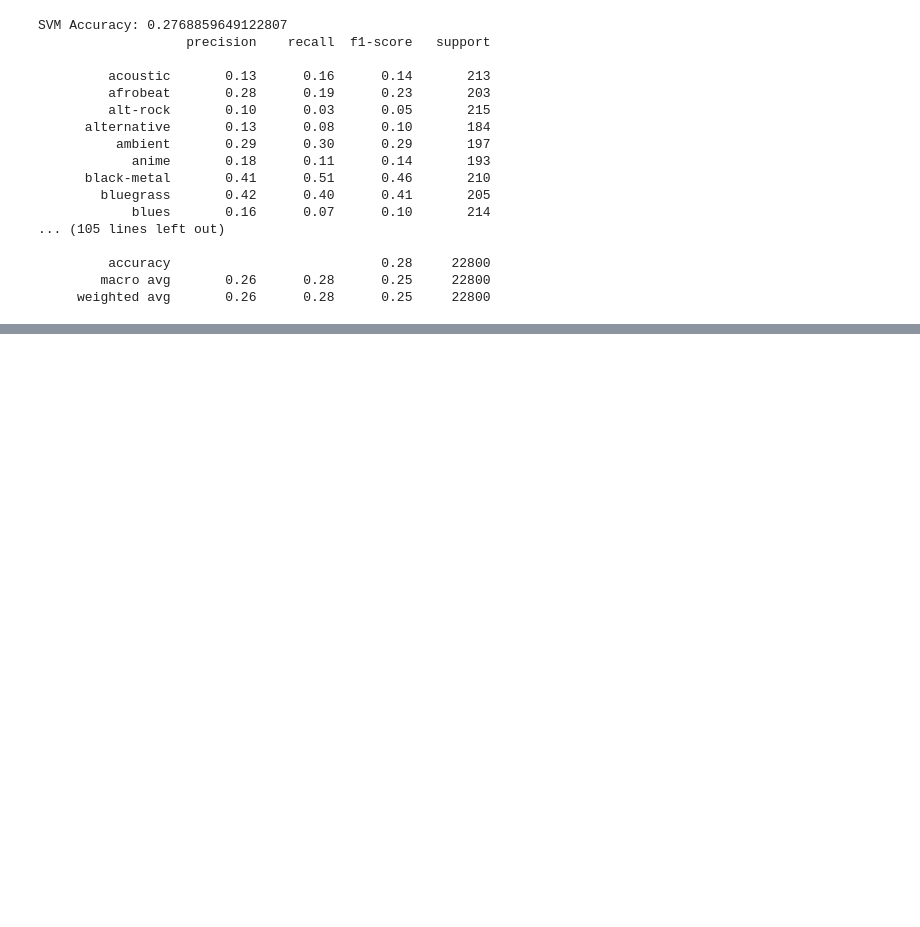
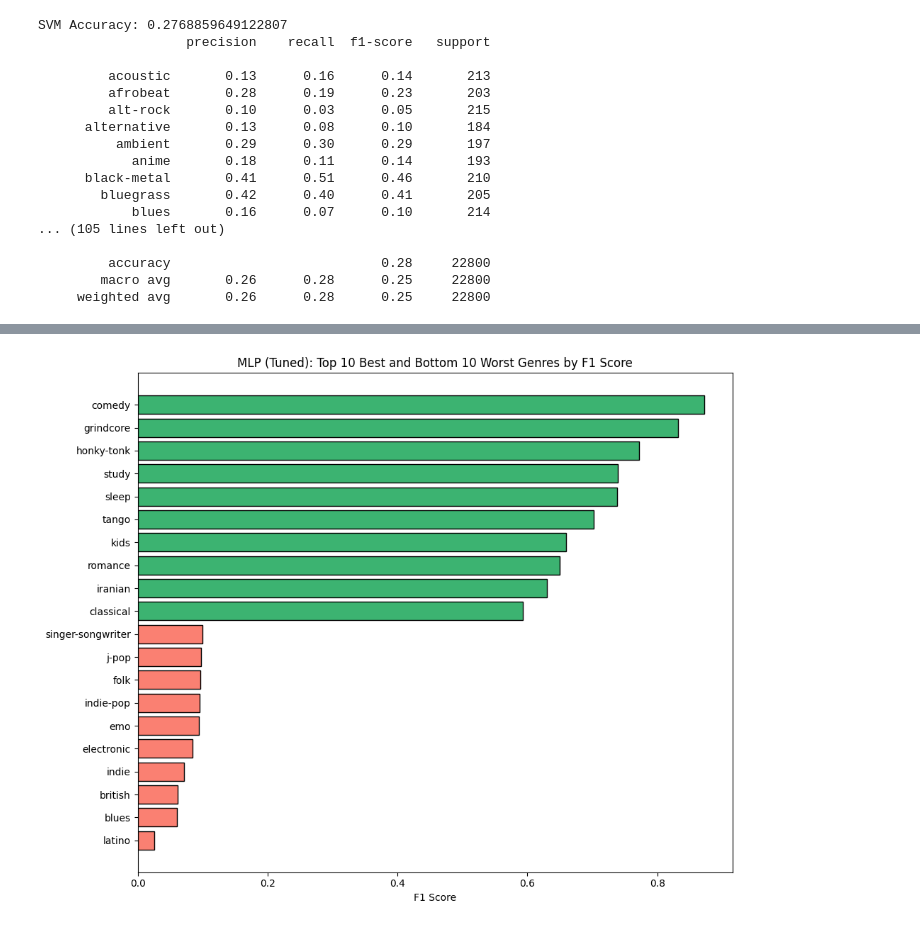
Before and after one commit to manavos/data402-final-project, a Jupyter notebook: Predicting_Music_Genres.ipynb, the cells around one changed output, grey strips where cells are left out. Saved outputs shown, nothing was run; the diff lists cells and outputs as text; code cells hidden in the pictures; blank space fills up the shorter version.

```diff
--- a/Predicting_Music_Genres.ipynb
+++ b/Predicting_Music_Genres.ipynb
@@ -219,0 +381,20 @@ plt.show()
+# %%
+report = classification_report(y_test, y_pred_best, target_names=label_encoder.classes_, output_dict=True)
+report_df = pd.DataFrame(report).T
+report_df = report_df.drop(['accuracy', 'macro avg', 'weighted avg'])
+report_df = report_df.sort_values('f1-score')
+
+top10 = report_df.tail(10)
+bot10 = report_df.head(10)
+combined = pd.concat([bot10, top10])
+
+colors = ['salmon'] * 10 + ['mediumseagreen'] * 10
+
+plt.figure(figsize=(10, 8))
+plt.barh(combined.index, combined['f1-score'], color=colors, edgecolor='black')
+plt.title('MLP (Tuned): Top 10 Best and Bottom 10 Worst Genres by F1 Score')
+plt.xlabel('F1 Score')
+plt.tight_layout()
+plt.show()
+# %% [output]
+[figure, added]
```
Also changed, not shown: parts of 11 cells of this notebook.
